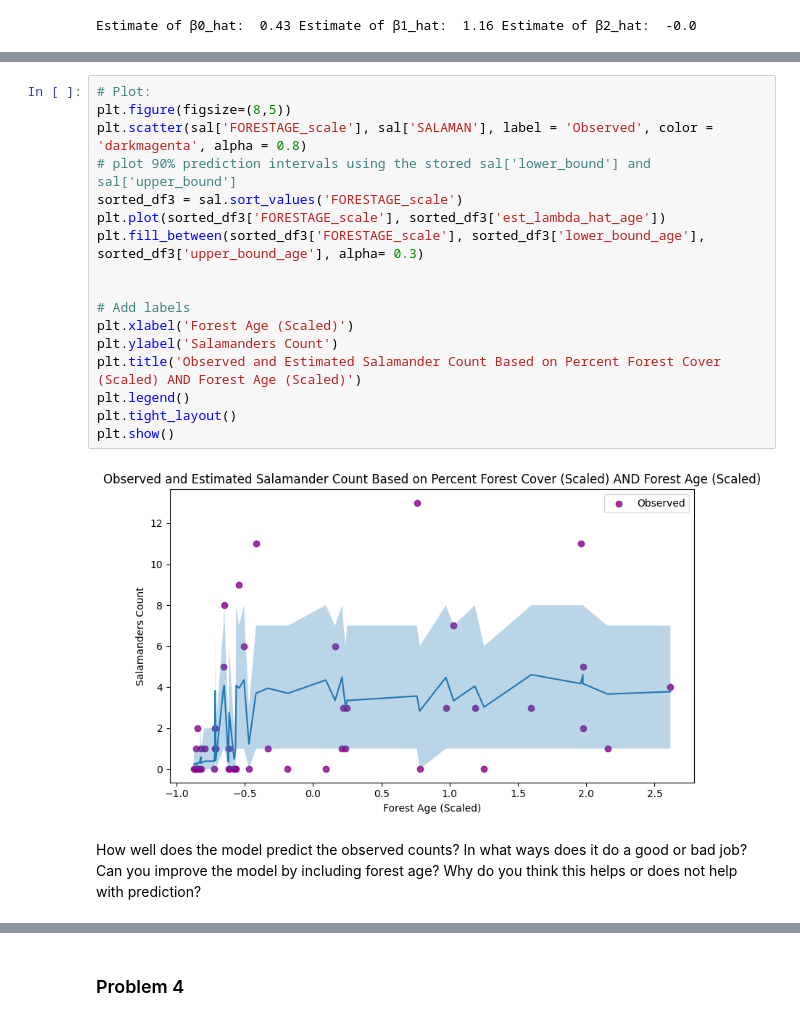
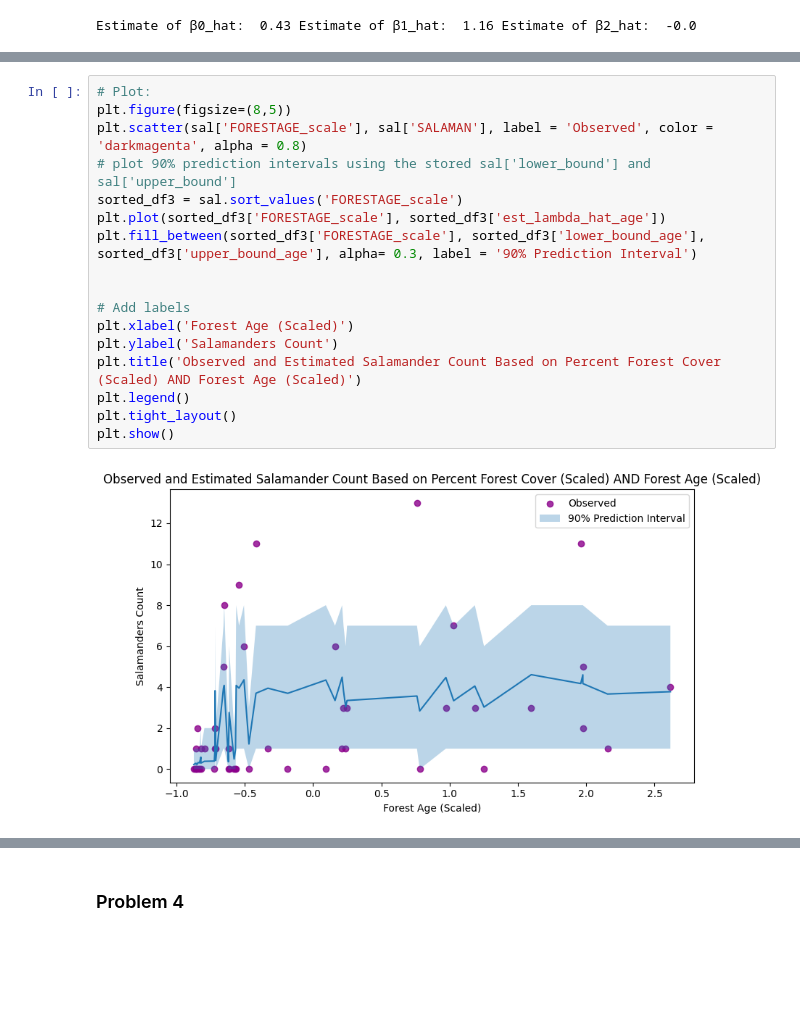
Before and after one commit to BEE4850-SP25/hw02-mcallen14, a Jupyter notebook: hw02.ipynb, the cells around one changed output, grey strips where cells are left out. Drawn from its saved outputs; the diff is of its cells as text; blank space fills up the shorter version.

```diff
--- a/hw02.ipynb
+++ b/hw02.ipynb
@@ -794,22 +730,20 @@ plt.show()
 # %%
 # Plot:
 plt.figure(figsize=(8,5))
 plt.scatter(sal['FORESTAGE_scale'], sal['SALAMAN'], label = 'Observed', color = 'darkmagenta', alpha = 0.8)
 # plot 90% prediction intervals using the stored sal['lower_bound'] and sal['upper_bound']
 sorted_df3 = sal.sort_values('FORESTAGE_scale')
 plt.plot(sorted_df3['FORESTAGE_scale'], sorted_df3['est_lambda_hat_age'])
-plt.fill_between(sorted_df3['FORESTAGE_scale'], sorted_df3['lower_bound_age'], sorted_df3['upper_bound_age'], alpha= 0.3)
+plt.fill_between(sorted_df3['FORESTAGE_scale'], sorted_df3['lower_bound_age'], sorted_df3['upper_bound_age'], alpha= 0.3, label = '90% Prediction Interval')
 
 
 # Add labels
 plt.xlabel('Forest Age (Scaled)')
 plt.ylabel('Salamanders Count')
 plt.title('Observed and Estimated Salamander Count Based on Percent Forest Cover (Scaled) AND Forest Age (Scaled)')
 plt.legend()
 plt.tight_layout()
 plt.show()
 # %% [output]
-[figure, old version]
+[figure, new version]
-# %% [markdown]
-How well does the model predict the observed counts? In what ways does it do a good or bad job? Can you improve the model by including forest age? Why do you think this helps or does not help with prediction?
 # %% [markdown]
```
Also changed, not shown: parts of 63 cells of this notebook.
